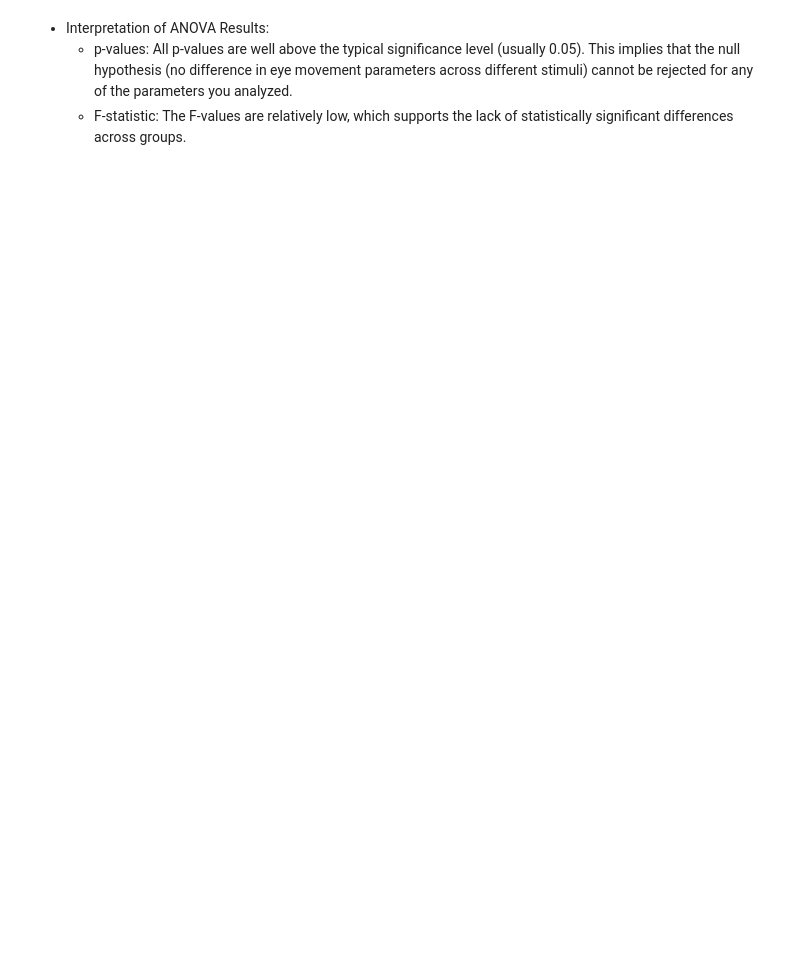
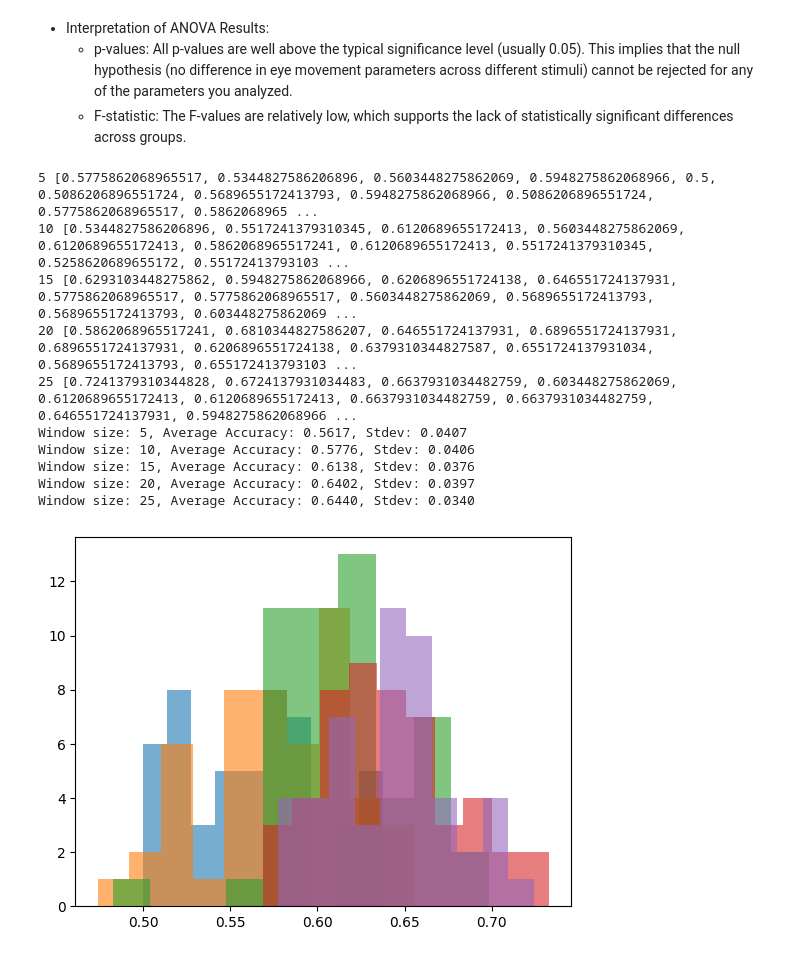
Before and after one commit to shiroyang/Mind-Wandering-Exp, a Jupyter notebook: Analysis/Summary/FreeViewing/Code/visualize_summary.ipynb, the cells around one changed output. Drawn from its saved outputs; the diff is of its cells as text; code cells hidden in the pictures; blank space fills up the shorter version.

```diff
--- a/Analysis/Summary/FreeViewing/Code/visualize_summary.ipynb
+++ b/Analysis/Summary/FreeViewing/Code/visualize_summary.ipynb
@@ -2,7 +2,7 @@
 ### 1. Summary of the Dataset
 # %%
 import pandas as pd
-df = pd.read_csv('../../../../Analysis/Summary/FreeViewing/Data/FreeViewing_Summary_25sec.csv')
+df = pd.read_csv('../../../../Analysis/Summary/FreeViewing/Data/FreeViewing_Summary_10sec.csv')
 
 print(df.describe())
 # %% [output]
@@ -46,10 +46,10 @@ for w, df in zip(window_sizes, dataframes):
     y = df['Attention']
 
     # Train-test split
-    X_train, X_test, y_train, y_test = train_test_split(X, y, test_size=0.2, random_state=42)
+    X_train, X_test, y_train, y_test = train_test_split(X, y, test_size=0.2, random_state=None)
 
     # Initialize and train classifier
-    clf = RandomForestClassifier(random_state=42)
+    clf = RandomForestClassifier(random_state=None)
     clf.fit(X_train, y_train)
 
     # Evaluate using cross-validation
@@ -62,6 +62,8 @@ for w, df in zip(window_sizes, dataframes):
     # Store results
     results.append({'window': w, 'cv_mean_score': scores.mean(), 'classification_report': report})
 
+for result in results:
+    print(result)
 # Compare results to find the best window size
 best_result = max(results, key=lambda x: x['cv_mean_score'])
 print(f"Best window size: {best_result['window']} with mean CV score: {best_result['cv_mean_score']:.2f}")
@@ -148,7 +155,7 @@ import statsmodels.api as sm
 from statsmodels.formula.api import ols
 
 # Load your data
-data = pd.read_csv('../../../../Analysis/Summary/FreeViewing/Data/FreeViewing_Summary_25sec.csv')  # Update the path to your CSV file
+data = pd.read_csv('../../../../Analysis/Summary/FreeViewing/Data/FreeViewing_Summary_5sec.csv')  # Update the path to your CSV file
 
 # List of variables to analyze
 variables = ['NumFix', 'AvgFixDur', 'NumBlink', 'AvgBlinkDur', 'AvgPupDia', 'VarPupDia', 'OffStimFram']
@@ -188,3 +195,66 @@ Residual    350209.250000  552.0       NaN      NaN
 - Interpretation of ANOVA Results:
     - p-values: All p-values are well above the typical significance level (usually 0.05). This implies that the null hypothesis (no difference in eye movement parameters across different stimuli) cannot be rejected for any of the parameters you analyzed.
     - F-statistic: The F-values are relatively low, which supports the lack of statistically significant differences across groups.
+# %%
+import pandas as pd
+import statistics
+from sklearn.model_selection import train_test_split, cross_val_score
+from sklearn.ensemble import RandomForestClassifier
+from sklearn.metrics import classification_report, accuracy_score
+
+# Load CSV files into DataFrames
+window_sizes = [5, 10, 15, 20, 25]
+dataframes = [pd.read_csv(f"../../../../Analysis/Summary/FreeViewing/Data/FreeViewing_Summary_{w}sec.csv") for w in window_sizes]
+
+# Loop through each DataFrame
+all_accuracies = {w: [] for w in window_sizes}
+
+for state in range(50):  # Loop through 20 random states
+    for w, df in zip(window_sizes, dataframes):
+        # Extract features and labels
+        X = df[['NumFix', 'AvgFixDur', 'NumBlink', 'AvgBlinkDur', 'AvgPupDia', 'VarPupDia', 'OffStimFram']]
+        y = df['Attention']
+
+        # Train-test split
+        X_train, X_test, y_train, y_test = train_test_split(X, y, test_size=0.2)
+
+        # Initialize and train classifier
+        clf = RandomForestClassifier()
+        clf.fit(X_train, y_train)
+
+        # Evaluate accuracy
+        y_pred = clf.predict(X_test)
+        accuracy = accuracy_score(y_test, y_pred)
+
+        # Store accuracy
+        all_accuracies[w].append(accuracy)
+
+# Calculate the average accuracy and variance for each window size
+for w, acc in all_accuracies.items():
+    print(w, acc)
+
+average_accuracies = []
+for w, accuracies in all_accuracies.items():
+    avg_accuracy = sum(accuracies) / len(accuracies)
+    stdev_accuracy = statistics.stdev(accuracies)
+    average_accuracies.append({'window': w, 'average_accuracy': avg_accuracy, 'stdev_accuracy': stdev_accuracy})
+
+# Print the average accuracy and variance for each window size
+for result in average_accuracies:
+    print(f"Window size: {result['window']}, Average Accuracy: {result['average_accuracy']:.4f}, Stdev: {result['stdev_accuracy']:.4f}")
+
+
+for w, accuracies in all_accuracies.items():
+    plt.hist(accuracies, bins=10, alpha=0.6, label=f'Window Size: {w}')
+# %% [output]
+5 [0.5775862068965517, 0.5344827586206896, 0.5603448275862069, 0.5948275862068966, 0.5, 0.5086206896551724, 0.5689655172413793, 0.5948275862068966, 0.5086206896551724, 0.5775862068965517, 0.5862068965 ...
+10 [0.5344827586206896, 0.5517241379310345, 0.6120689655172413, 0.5603448275862069, 0.6120689655172413, 0.5862068965517241, 0.6120689655172413, 0.5517241379310345, 0.5258620689655172, 0.55172413793103 ...
+15 [0.6293103448275862, 0.5948275862068966, 0.6206896551724138, 0.646551724137931, 0.5775862068965517, 0.5775862068965517, 0.5603448275862069, 0.5689655172413793, 0.5689655172413793, 0.603448275862069 ...
+20 [0.5862068965517241, 0.6810344827586207, 0.646551724137931, 0.6896551724137931, 0.6896551724137931, 0.6206896551724138, 0.6379310344827587, 0.6551724137931034, 0.5689655172413793, 0.655172413793103 ...
+25 [0.7241379310344828, 0.6724137931034483, 0.6637931034482759, 0.603448275862069, 0.6120689655172413, 0.6120689655172413, 0.6637931034482759, 0.6637931034482759, 0.646551724137931, 0.5948275862068966 ...
+Window size: 5, Average Accuracy: 0.5617, Stdev: 0.0407
+Window size: 10, Average Accuracy: 0.5776, Stdev: 0.0406
+Window size: 15, Average Accuracy: 0.6138, Stdev: 0.0376
+Window size: 20, Average Accuracy: 0.6402, Stdev: 0.0397
+Window size: 25, Average Accuracy: 0.6440, Stdev: 0.0340
+[figure, added]
```
Also changed, not shown: parts of 5 cells of this notebook, 4 other files.
